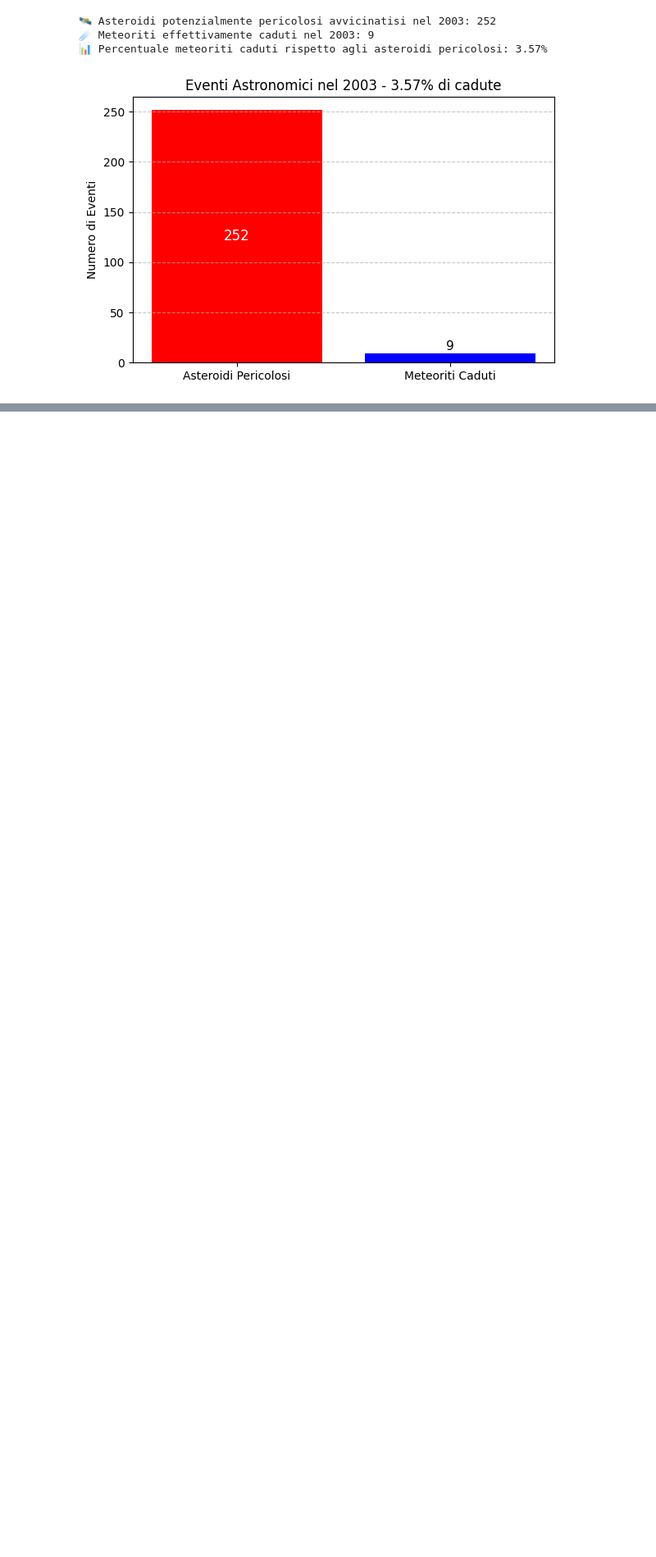
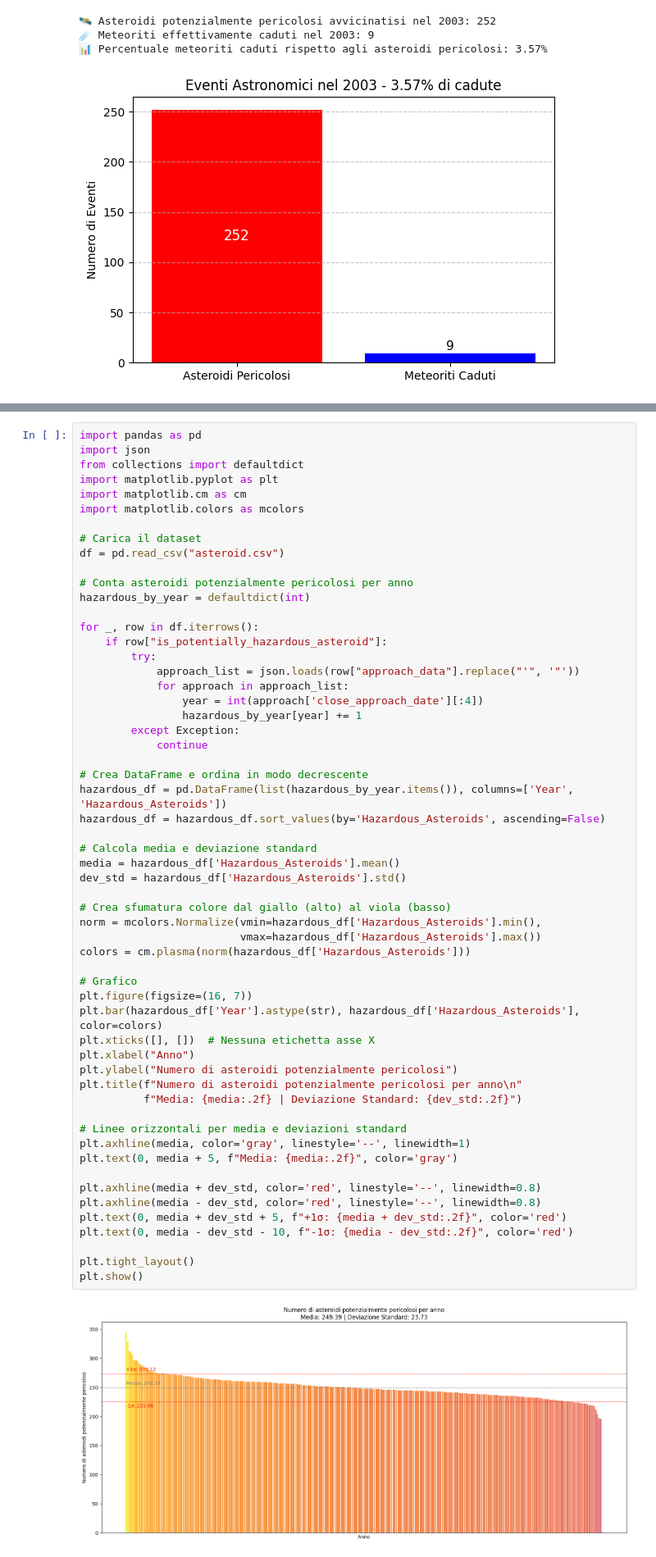
Before and after one commit to manuelDilena999/Visualizzazione-scientifica, a Jupyter notebook: asteroyds.ipynb, the cells around one changed output, grey strips where cells are left out. Shown at 82% size. Saved outputs shown, nothing was run; the diff lists cells and outputs as text; blank space fills up the shorter version.

```diff
--- a/asteroyds.ipynb
+++ b/asteroyds.ipynb
@@ -432,0 +478,59 @@ except ValueError:
+# %%
+import pandas as pd
+import json
+from collections import defaultdict
+import matplotlib.pyplot as plt
+import matplotlib.cm as cm
+import matplotlib.colors as mcolors
+
+# Carica il dataset
+df = pd.read_csv("asteroid.csv")
+
+# Conta asteroidi potenzialmente pericolosi per anno
+hazardous_by_year = defaultdict(int)
+
+for _, row in df.iterrows():
+    if row["is_potentially_hazardous_asteroid"]:
+        try:
+            approach_list = json.loads(row["approach_data"].replace("'", '"'))
+            for approach in approach_list:
+                year = int(approach['close_approach_date'][:4])
+                hazardous_by_year[year] += 1
+        except Exception:
+            continue
+
+# Crea DataFrame e ordina in modo decrescente
+hazardous_df = pd.DataFrame(list(hazardous_by_year.items()), columns=['Year', 'Hazardous_Asteroids'])
+hazardous_df = hazardous_df.sort_values(by='Hazardous_Asteroids', ascending=False)
+
+# Calcola media e deviazione standard
+media = hazardous_df['Hazardous_Asteroids'].mean()
+dev_std = hazardous_df['Hazardous_Asteroids'].std()
+
+# Crea sfumatura colore dal giallo (alto) al viola (basso)
+norm = mcolors.Normalize(vmin=hazardous_df['Hazardous_Asteroids'].min(),
+                         vmax=hazardous_df['Hazardous_Asteroids'].max())
+colors = cm.plasma(norm(hazardous_df['Hazardous_Asteroids']))
+
+# Grafico
+plt.figure(figsize=(16, 7))
+plt.bar(hazardous_df['Year'].astype(str), hazardous_df['Hazardous_Asteroids'], color=colors)
+plt.xticks([], [])  # Nessuna etichetta asse X
+plt.xlabel("Anno")
+plt.ylabel("Numero di asteroidi potenzialmente pericolosi")
+plt.title(f"Numero di asteroidi potenzialmente pericolosi per anno\n"
+          f"Media: {media:.2f} | Deviazione Standard: {dev_std:.2f}")
+
+# Linee orizzontali per media e deviazioni standard
+plt.axhline(media, color='gray', linestyle='--', linewidth=1)
+plt.text(0, media + 5, f"Media: {media:.2f}", color='gray')
+
+plt.axhline(media + dev_std, color='red', linestyle='--', linewidth=0.8)
+plt.axhline(media - dev_std, color='red', linestyle='--', linewidth=0.8)
+plt.text(0, media + dev_std + 5, f"+1σ: {media + dev_std:.2f}", color='red')
+plt.text(0, media - dev_std - 10, f"-1σ: {media - dev_std:.2f}", color='red')
+
+plt.tight_layout()
+plt.show()
+# %% [output]
+[figure, added]
```
Also changed, not shown: parts of 3 cells of this notebook.
